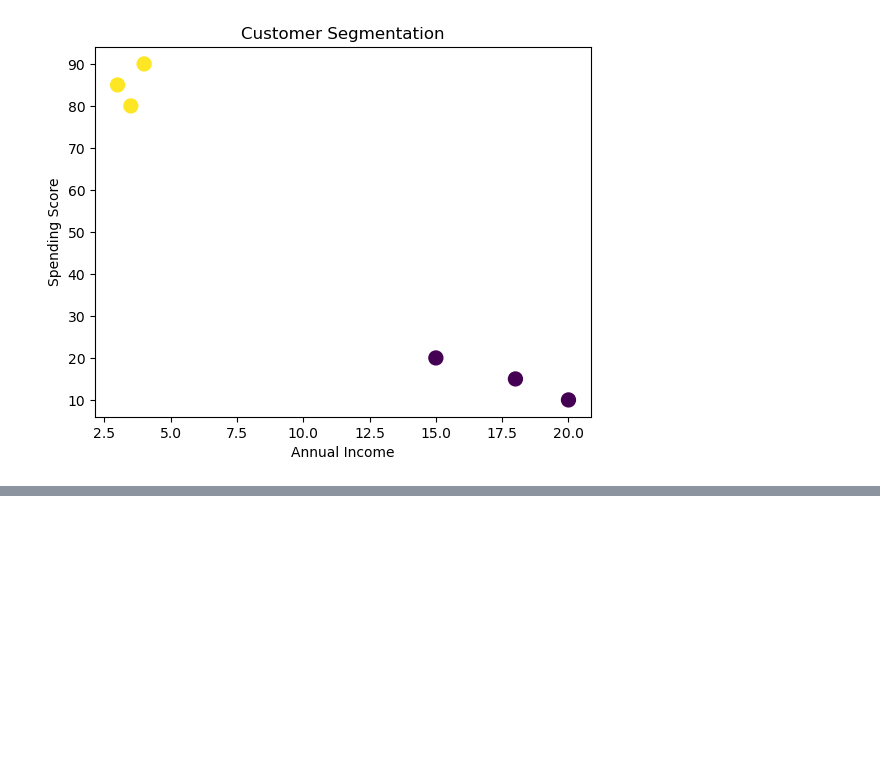
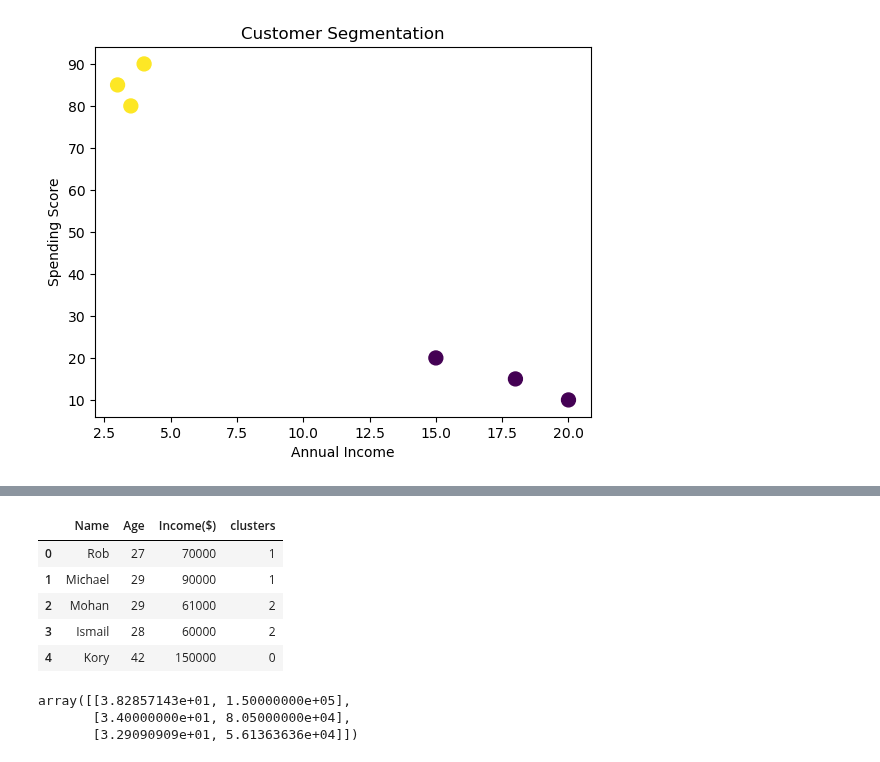
Before and after one commit to azeem932356/ML-Foundations, a Jupyter notebook: UnsupervisedLearning/K-Means/kmeans.ipynb, the cells around one changed output, grey strips where cells are left out. Saved outputs shown, nothing was run; the diff lists cells and outputs as text; code cells hidden in the pictures; blank space fills up the shorter version.

```diff
--- a/UnsupervisedLearning/K-Means/kmeans.ipynb
+++ b/UnsupervisedLearning/K-Means/kmeans.ipynb
@@ -107,0 +140,18 @@ plt.show()
+# %%
+#creating new column in our dataframe
+df["clusters"]= y_predicted
+df.head()
+# %% [output]
+|  | Name | Age | Income($) | clusters |
+| 0 | Rob | 27 | 70000 | 1 |
+| 1 | Michael | 29 | 90000 | 1 |
+| 2 | Mohan | 29 | 61000 | 2 |
+| 3 | Ismail | 28 | 60000 | 2 |
+| 4 | Kory | 42 | 150000 | 0 |
+# %%
+#cluster points
+km.cluster_centers_
+# %% [output]
+array([[3.82857143e+01, 1.50000000e+05],
+       [3.40000000e+01, 8.05000000e+04],
+       [3.29090909e+01, 5.61363636e+04]])
```
Also changed, not shown: parts of 10 cells of this notebook, 1 other file.
